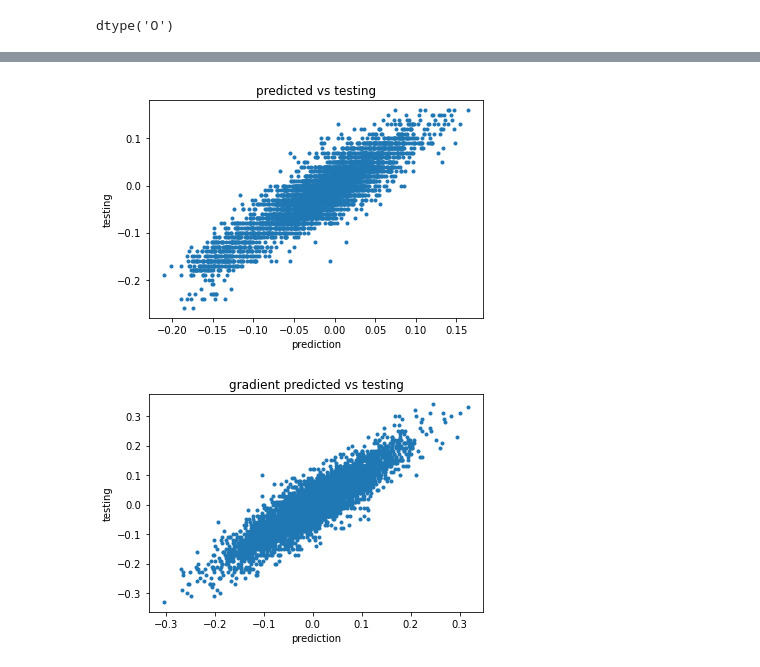
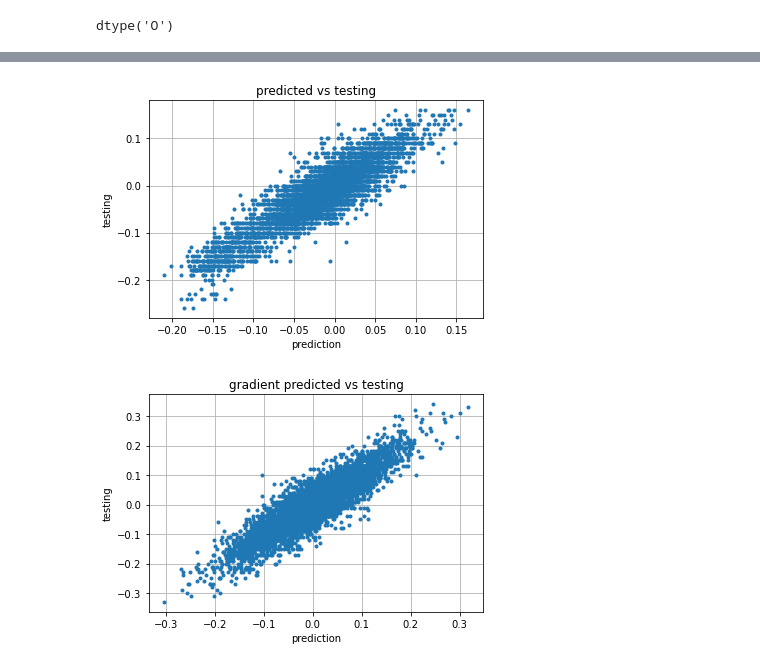
Before and after one commit to ilka1011/fuelPrices, a Jupyter notebook: analyzeNet.ipynb, the cells around one changed output, grey strips where cells are left out. Saved outputs shown, nothing was run; the diff lists cells and outputs as text; code cells hidden in the pictures.

```diff
--- a/analyzeNet.ipynb
+++ b/analyzeNet.ipynb
@@ -56,20 +56,22 @@ plt.plot(y_pred, y_test, linestyle='None', marker='.')
 plt.title("predicted vs testing")
 plt.xlabel("prediction")
 plt.ylabel("testing")
+plt.grid()
 plt.show()
 # %% [output]
-[figure, old version]
+[figure, new version]
 # %%
 y_test_grad = np.zeros(len(y_test))
 y_pred_grad = np.zeros(len(y_test))
 for i in range(len(y_test)):
     y_test_grad[i] = y_test[i] - y_test[i-1]
     y_pred_grad[i] = y_pred[i] - y_pred[i-1]
 
 plt.plot(y_pred_grad, y_test_grad, linestyle='None', marker='.')
 plt.title("gradient predicted vs testing")
 plt.xlabel("prediction")
 plt.ylabel("testing")
+plt.grid()
 plt.show()
 # %% [output]
-[figure, old version]
+[figure, new version]
```
Also changed, not shown: parts of 7 cells of this notebook, 3 other files.
